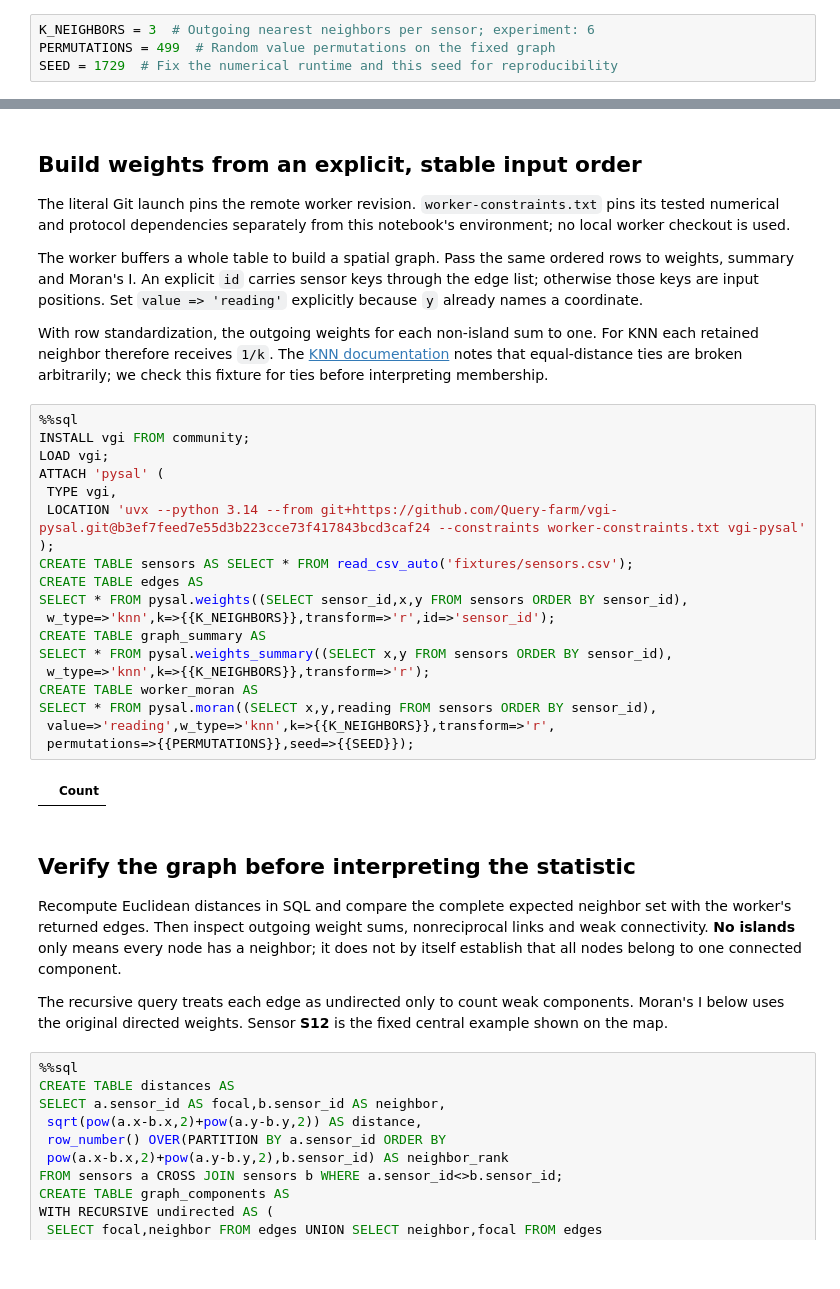
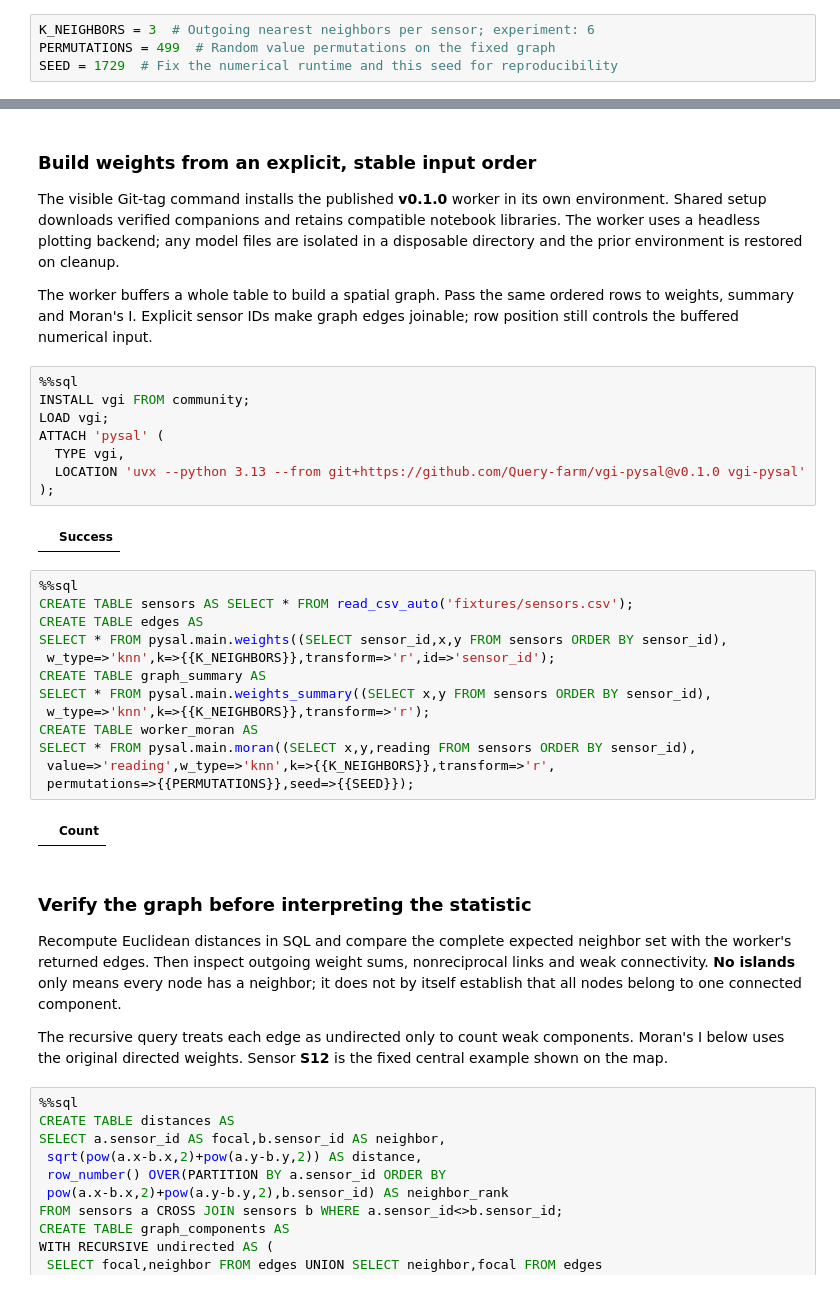
Before and after one commit to Query-farm/vgi-pysal, a Jupyter notebook: notebooks/01_neighbors_change_spatial_autocorrelation.ipynb, the cells around one changed output, grey strips where cells are left out. Saved outputs shown, nothing was run; the diff lists cells and outputs as text.

Commit message:
Publish four PySAL SQL stories with release setup and SVG charts [skip ci]

```diff
--- a/notebooks/01_neighbors_change_spatial_autocorrelation.ipynb
+++ b/notebooks/01_neighbors_change_spatial_autocorrelation.ipynb
@@ -76,34 +67,36 @@ Did not find user configurations in /Users/rusty/Development/notebook-rollout/fu
 # %% [markdown]
-## Build weights from an explicit, stable input order
+### Build weights from an explicit, stable input order
 
-The literal Git launch pins the remote worker revision. `worker-constraints.txt` pins its tested numerical and protocol dependencies separately from this notebook's environment; no local worker checkout is used.
+The visible Git-tag command installs the published **v0.1.0** worker in its own environment. Shared setup downloads verified companions and retains compatible notebook libraries. The worker uses a headless plotting backend; any model files are isolated in a disposable directory and the prior environment is restored on cleanup.
 
-The worker buffers a whole table to build a spatial graph. Pass the same ordered rows to weights, summary and Moran's I. An explicit `id` carries sensor keys through the edge list; otherwise those keys are input positions. Set `value => 'reading'` explicitly because `y` already names a coordinate.
-
-With row standardization, the outgoing weights for each non-island sum to one. For KNN each retained neighbor therefore receives `1/k`. The [KNN documentation](https://pysal.org/libpysal/v4.14.1/generated/libpysal.weights.KNN.html) notes that equal-distance ties are broken arbitrarily; we check this fixture for ties before interpreting membership.
+The worker buffers a whole table to build a spatial graph. Pass the same ordered rows to weights, summary and Moran's I. Explicit sensor IDs make graph edges joinable; row position still controls the buffered numerical input.
 # %%
 %%sql
 INSTALL vgi FROM community;
 LOAD vgi;
 ATTACH 'pysal' (
- TYPE vgi,
- LOCATION 'uvx --python 3.14 --from git+https://github.com/Query-farm/vgi-pysal.git@b3ef7feed7e55d3b223cce73f417843bcd3caf24 --constraints worker-constraints.txt vgi-pysal'
+  TYPE vgi,
+  LOCATION 'uvx --python 3.13 --from git+https://github.com/Query-farm/vgi-pysal@v0.1.0 vgi-pysal'
 );
-CREATE TABLE sensors AS SELECT * FROM read_csv_auto('fixtures/sensors.csv');
-CREATE TABLE edges AS
-SELECT * FROM pysal.weights((SELECT sensor_id,x,y FROM sensors ORDER BY sensor_id),
- w_type=>'knn',k=>{{K_NEIGHBORS}},transform=>'r',id=>'sensor_id');
-CREATE TABLE graph_summary AS
-SELECT * FROM pysal.weights_summary((SELECT x,y FROM sensors ORDER BY sensor_id),
- w_type=>'knn',k=>{{K_NEIGHBORS}},transform=>'r');
-CREATE TABLE worker_moran AS
-SELECT * FROM pysal.moran((SELECT x,y,reading FROM sensors ORDER BY sensor_id),
- value=>'reading',w_type=>'knn',k=>{{K_NEIGHBORS}},transform=>'r',
- permutations=>{{PERMUTATIONS}},seed=>{{SEED}});
 # %% [output]
-|  | Count |
+|  | Success |
+# %%
+%%sql
+CREATE TABLE sensors AS SELECT * FROM read_csv_auto('fixtures/sensors.csv');
+CREATE TABLE edges AS
+SELECT * FROM pysal.main.weights((SELECT sensor_id,x,y FROM sensors ORDER BY sensor_id),
+ w_type=>'knn',k=>{{K_NEIGHBORS}},transform=>'r',id=>'sensor_id');
+CREATE TABLE graph_summary AS
+SELECT * FROM pysal.main.weights_summary((SELECT x,y FROM sensors ORDER BY sensor_id),
+ w_type=>'knn',k=>{{K_NEIGHBORS}},transform=>'r');
+CREATE TABLE worker_moran AS
+SELECT * FROM pysal.main.moran((SELECT x,y,reading FROM sensors ORDER BY sensor_id),
+ value=>'reading',w_type=>'knn',k=>{{K_NEIGHBORS}},transform=>'r',
+ permutations=>{{PERMUTATIONS}},seed=>{{SEED}});
+# %% [output]
+|  | Count |
 # %% [markdown]
-## Verify the graph before interpreting the statistic
+### Verify the graph before interpreting the statistic
 
 Recompute Euclidean distances in SQL and compare the complete expected neighbor set with the worker's returned edges. Then inspect outgoing weight sums, nonreciprocal links and weak connectivity. **No islands** only means every node has a neighbor; it does not by itself establish that all nodes belong to one connected component.
 
```
Also changed, not shown: parts of 11 cells of this notebook, 19 other files.
